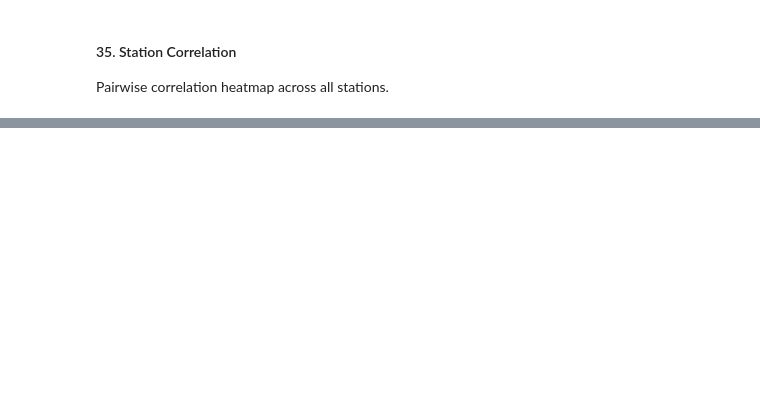
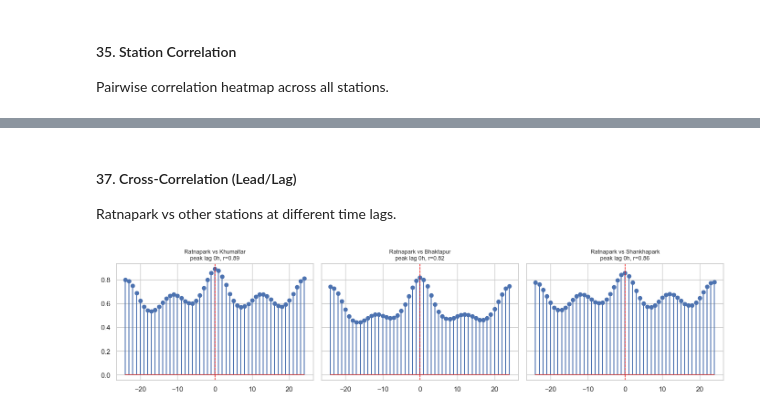
Before and after one commit to susmitahkhanal/kathmandu_pm25_forecasting, a Jupyter notebook: index.ipynb, the cells around one changed output, grey strips where cells are left out. Drawn from its saved outputs; the diff is of its cells as text; code cells hidden in the pictures; blank space fills up the shorter version.

```diff
--- a/index.ipynb
+++ b/index.ipynb
@@ -599,0 +625,18 @@ corr
+# %% [markdown]
+#### 37. Cross-Correlation (Lead/Lag)
+
+Ratnapark vs other stations at different time lags.
+# %%
+def ccf(a, b, max_lag=24):
+    lags = range(-max_lag, max_lag + 1)
+    return pd.Series([a.corr(b.shift(l)) for l in lags], index=lags)
+
+fig, axes = plt.subplots(1, 3, figsize=(14, 3.5), sharey=True)
+for ax, other in zip(axes, ["Khumaltar", "Bhaktapur", "Shankhapark"]):
+    c = ccf(wide_full["Ratnapark"], wide_full[other])
+    ax.stem(c.index, c.values)
+    ax.axvline(c.idxmax(), color="red", ls="--", lw=1)
+    ax.set_title(f"Ratnapark vs {other}\npeak lag {c.idxmax()}h, r={c.max():.2f}", fontsize=9)
+plt.tight_layout(); plt.show()
+# %% [output]
+[figure, added]
```
Also changed, not shown: parts of 12 cells of this notebook.
